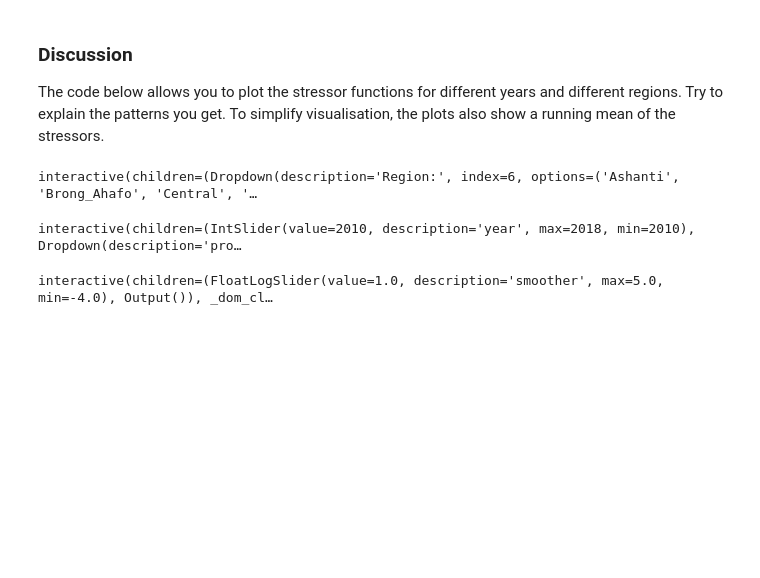
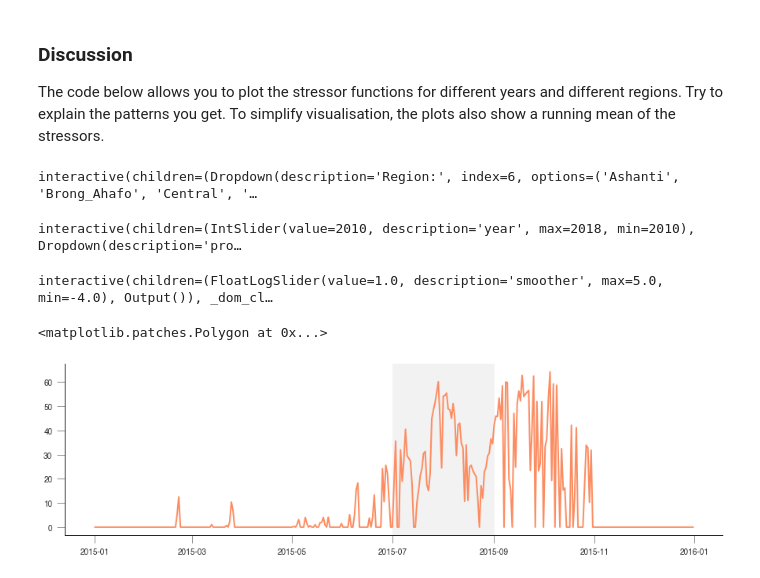
Before and after one commit to jgomezdans/accra_wkshp, a Jupyter notebook: 03-Production_Efficiency_Modelling.ipynb, the cells around one changed output. Saved outputs shown, nothing was run; the diff lists cells and outputs as text; code cells hidden in the pictures; blank space fills up the shorter version.

```diff
--- a/03-Production_Efficiency_Modelling.ipynb
+++ b/03-Production_Efficiency_Modelling.ipynb
@@ -166,3 +163,44 @@ def func(smoother):
     plt.plot(xs, spl(xs), 'b', lw=3)
 # %% [output]
 interactive(children=(FloatLogSlider(value=1.0, description='smoother', max=5.0, min=-4.0), Output()), _dom_cl…
+# %%
+from scipy.interpolate import UnivariateSpline
+import matplotlib.dates as mdates
+def meteo_calculations(year):
+    df = pd.read_csv(f"data/meteo/-022611_106965/-022611_106965.{year}", skiprows=20, sep="\t",
+                     names=["station", "year", "doy", "irradiance", "tmin", "tmax", "vpd", "mws", "prec"])
+    df.set_index(df['doy'])
+    et0 = calc_et0(df.irradiance.values, df.tmin.values, df.tmax.values)
+    f_water = water_limitation(df.prec.values, et0)
+    f_temp = temp_constraint(df.tmax.values)
+    return f_water, f_temp
+
+def extract_smooth_fapar(product="fapar", year=2018, smoother=100):
+    golden_ratio = 0.61803398875
+    mask57 = 0b11100000  # Select bits 5, 6 and 7
+    product = product.lower()
+    year = year-2003
+    x = np.arange(1, 366, 8)
+    xs = np.arange(1, 366)
+    y = np.loadtxt(f"data/mcd15_{product}_2003_2018_-022611_106965.txt")[:, year]
+    qa = np.loadtxt("data/mcd15_qa_2003_2018_-022611_106965.txt", dtype=np.uint8)[:, year]
+    unc = np.power(golden_ratio, np.right_shift(np.bitwise_and(qa, mask57), 5).astype(np.float32))
+    spl = UnivariateSpline(x, y, w=(1./unc)**2)
+    spl.set_smoothing_factor(smoother)
+    return spl(xs)
+    #plt.plot(x, y)
+    #plt.plot(xs, spl(xs), 'b', lw=3)
+
+year = 2015
+
+fapar = extract_smooth_fapar(year=year)
+f_water, f_temp = meteo_calculations(year=year)
+gpp = fapar*f_water*f_temp
+plt.figure(figsize=(15, 4))
+t_axs = pd.date_range(start=f'1/1/{year}', end=f'12/31/{year}')
+plt.plot(t_axs, gpp)
+#plt.axhspan(dt.datetime(year, 7, 20), dt.datetime(year, 11, 1))
+plt.axvspan(*mdates.datestr2num([f'7/1/{year}', f'9/1/{year}']), color='0.9', alpha=0.5)
+# %% [output]
+<matplotlib.patches.Polygon at 0x...>
+[figure, added]
```
Also changed, not shown: parts of 2 cells of this notebook.
